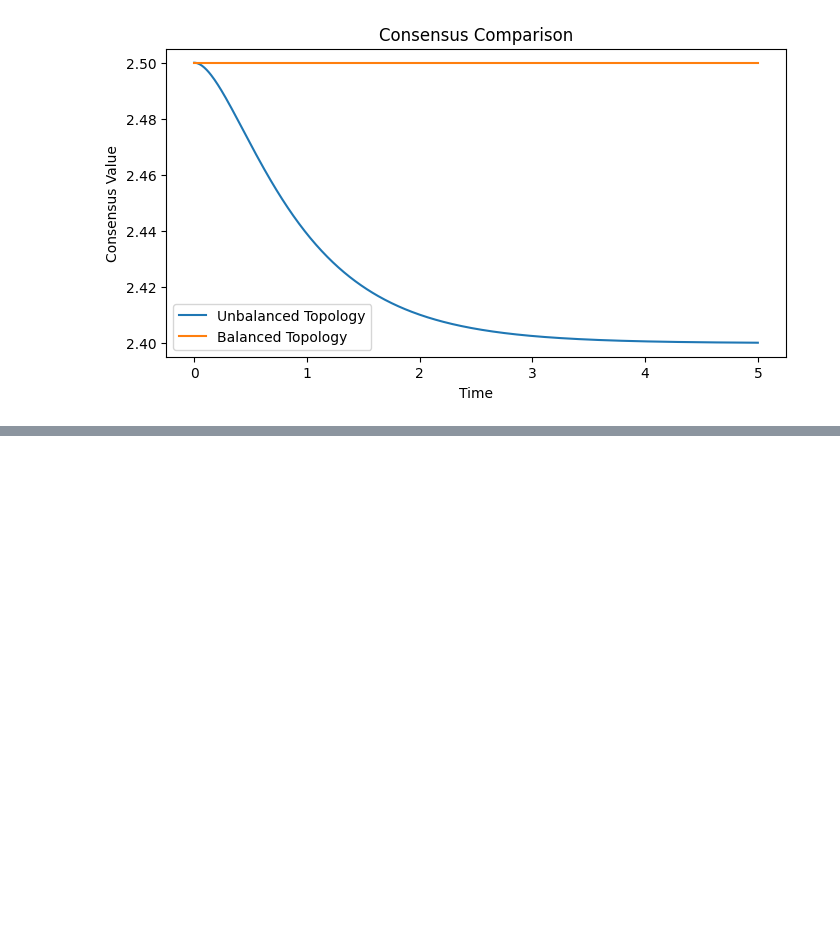
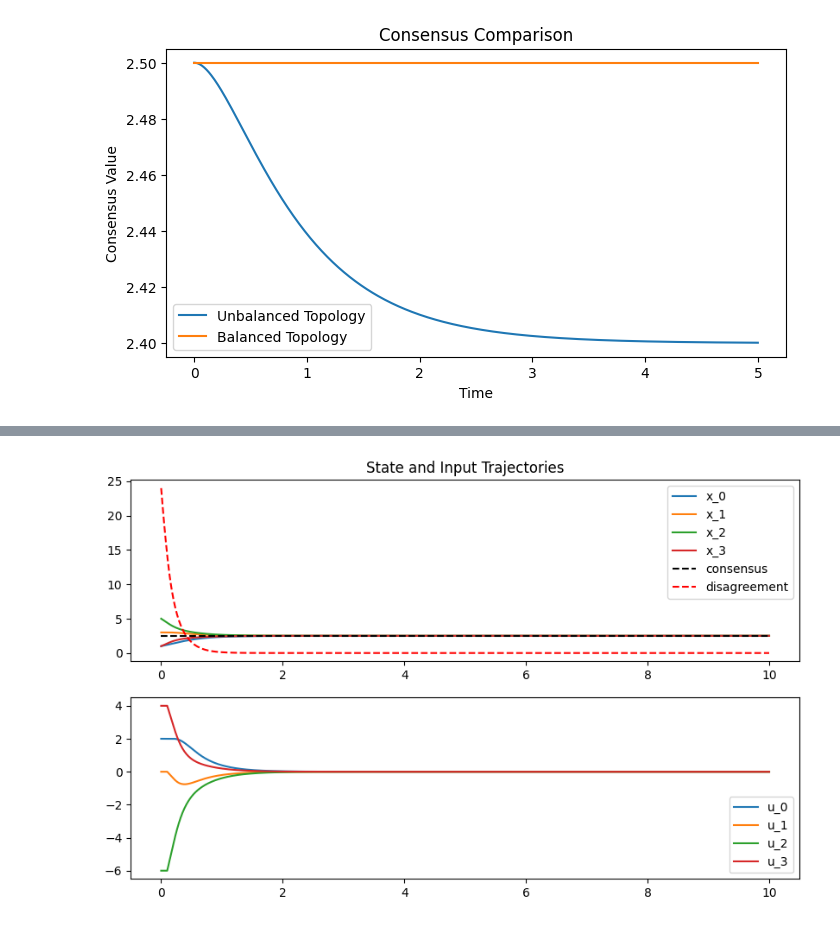
Before and after one commit to Bourmindge-Liey/SimpleConsensus, a Jupyter notebook: exp.ipynb, the cells around one changed output, grey strips where cells are left out. Cells and saved outputs as stored; diff of their text form; code cells hidden in the pictures; blank space fills up the shorter version.

```diff
--- a/exp.ipynb
+++ b/exp.ipynb
@@ -181,0 +193,19 @@ plt.legend()
+# %%
+tau = np.ones((ds.n, ds.n)) * 0.1
+ds.reset(np.array([1, 3, 5, 1], dtype=float))
+resultd = ds.sim_delayed(t_e=10, tau=tau, dt=0.01)
+
+plt.figure(figsize=(10, 6))
+plt.subplot(2, 1, 1)
+plt.title("State and Input Trajectories")
+for i in range(ds.n):
+    plt.plot(resultd["time"], resultd["x"][i, :], label=f"x_{i}")
+plt.plot(resultd["time"], resultd["consensus"], 'k--', label="consensus")
+plt.plot(resultd["time"], resultd["disagreement"], 'r--', label="disagreement")
+plt.legend()
+plt.subplot(2, 1, 2)
+for i in range(ds.n):
+    plt.plot(resultd["time"], resultd["u"][i, :], label=f"u_{i}")
+    plt.legend()
+# %% [output]
+[figure, added]
```
Also changed, not shown: parts of 7 cells of this notebook, 3 other files.
